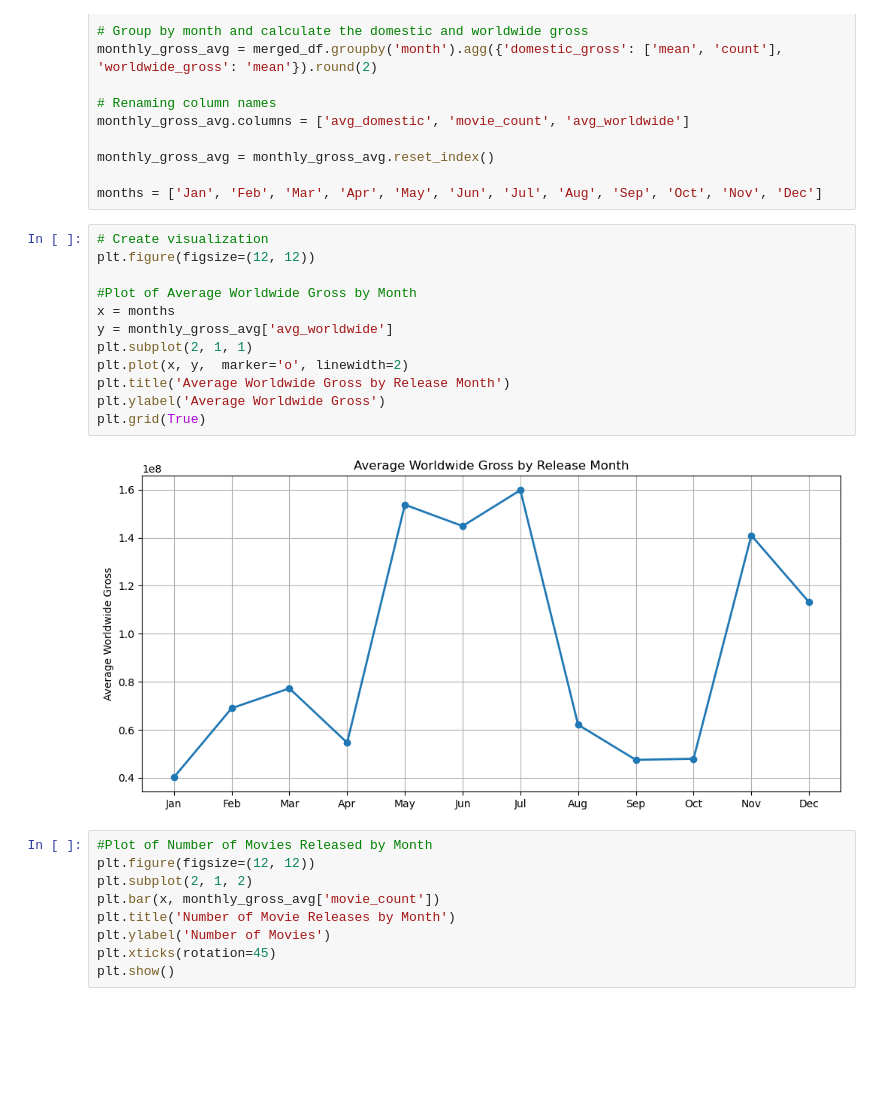
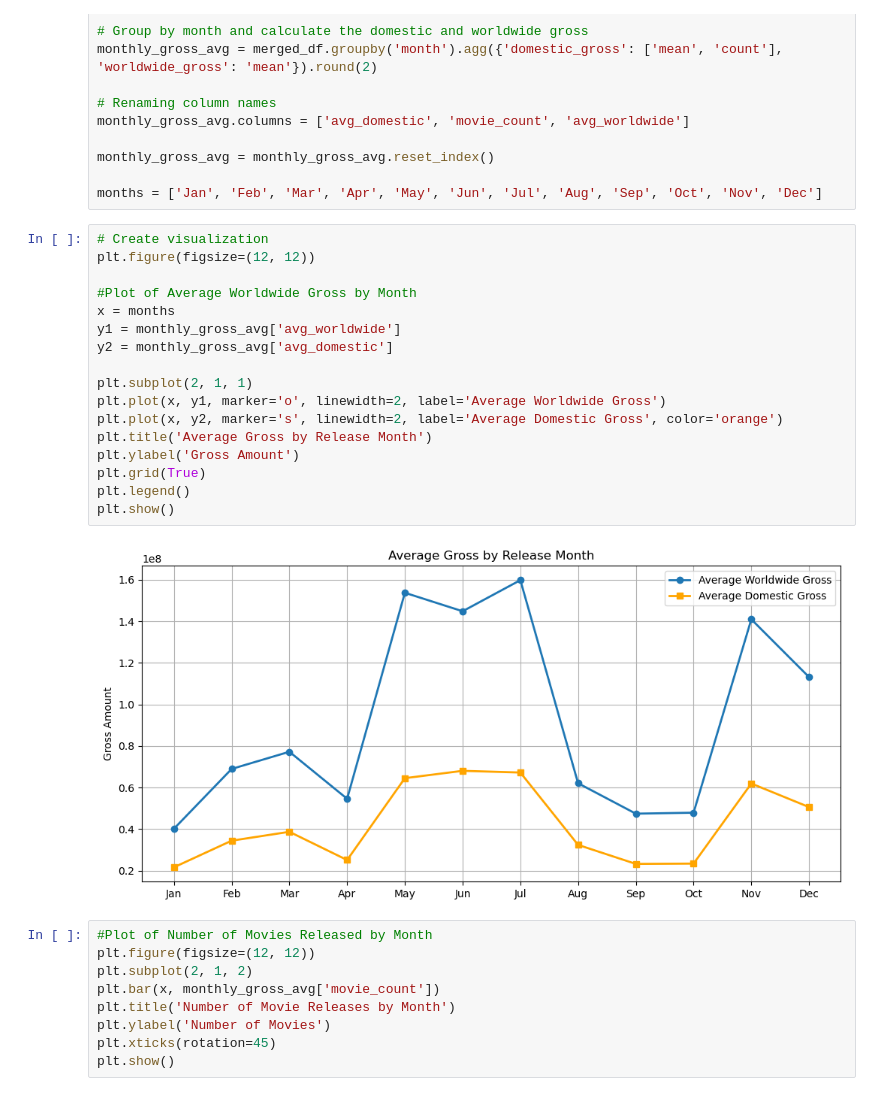
Before and after one commit to gkipkirui1/DSC_PT08P2_Phase_2_Project_Grp_1_Final, a Jupyter notebook: james_eda.ipynb, the cells around one changed output. Saved outputs shown, nothing was run; the diff lists cells and outputs as text; blank space fills up the shorter version.

```diff
--- a/james_eda.ipynb
+++ b/james_eda.ipynb
@@ -74,17 +74,22 @@ months = ['Jan', 'Feb', 'Mar', 'Apr', 'May', 'Jun', 'Jul', 'Aug', 'Sep', 'Oct',
 # %%
 # Create visualization
 plt.figure(figsize=(12, 12))
 
 #Plot of Average Worldwide Gross by Month
 x = months
-y = monthly_gross_avg['avg_worldwide']
+y1 = monthly_gross_avg['avg_worldwide']
+y2 = monthly_gross_avg['avg_domestic']
+
 plt.subplot(2, 1, 1)
-plt.plot(x, y,  marker='o', linewidth=2)
-plt.title('Average Worldwide Gross by Release Month')
-plt.ylabel('Average Worldwide Gross')
+plt.plot(x, y1, marker='o', linewidth=2, label='Average Worldwide Gross')
+plt.plot(x, y2, marker='s', linewidth=2, label='Average Domestic Gross', color='orange')
+plt.title('Average Gross by Release Month')
+plt.ylabel('Gross Amount')
 plt.grid(True)
+plt.legend()
+plt.show()
 # %% [output]
-[figure, old version]
+[figure, new version]
 # %%
 #Plot of Number of Movies Released by Month
 plt.figure(figsize=(12, 12))
```
